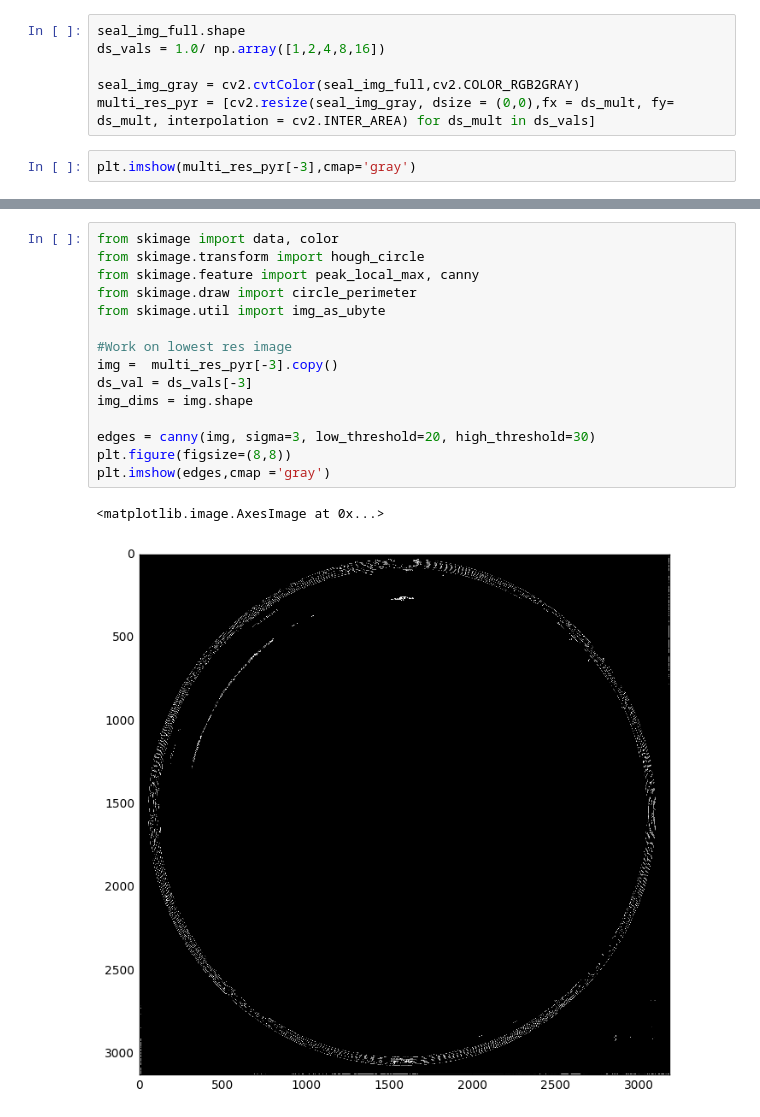
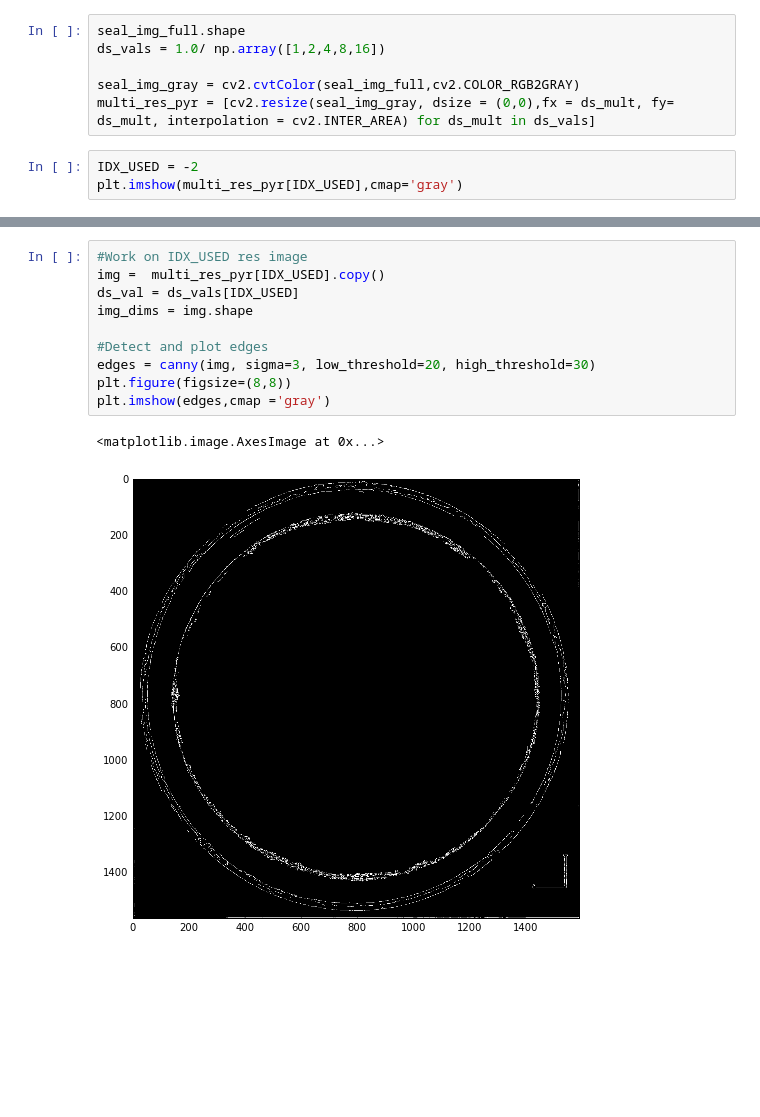
Before and after one commit to jpapon/seal_cup, a Jupyter notebook: seal_cup_testing.ipynb, the cells around one changed output, grey strips where cells are left out. Saved outputs shown, nothing was run; the diff lists cells and outputs as text; blank space fills up the shorter version.

```diff
--- a/seal_cup_testing.ipynb
+++ b/seal_cup_testing.ipynb
@@ -13,6 +20,7 @@ ds_vals = 1.0/ np.array([1,2,4,8,16])
 seal_img_gray = cv2.cvtColor(seal_img_full,cv2.COLOR_RGB2GRAY)
 multi_res_pyr = [cv2.resize(seal_img_gray, dsize = (0,0),fx = ds_mult, fy= ds_mult, interpolation = cv2.INTER_AREA) for ds_mult in ds_vals]
 # %%
-plt.imshow(multi_res_pyr[-3],cmap='gray')
+IDX_USED = -2
+plt.imshow(multi_res_pyr[IDX_USED],cmap='gray')
 # %% [output]
 <matplotlib.image.AxesImage at 0x...>
@@ -20,19 +140,14 @@ plt.imshow(multi_res_pyr[-3],cmap='gray')
 # %%
-from skimage import data, color
-from skimage.transform import hough_circle
-from skimage.feature import peak_local_max, canny
-from skimage.draw import circle_perimeter
-from skimage.util import img_as_ubyte
-
-#Work on lowest res image
-img =  multi_res_pyr[-3].copy()
-ds_val = ds_vals[-3]
+#Work on IDX_USED res image
+img =  multi_res_pyr[IDX_USED].copy()
+ds_val = ds_vals[IDX_USED]
 img_dims = img.shape
 
+#Detect and plot edges
 edges = canny(img, sigma=3, low_threshold=20, high_threshold=30)
 plt.figure(figsize=(8,8))
 plt.imshow(edges,cmap ='gray')
 # %% [output]
 <matplotlib.image.AxesImage at 0x...>
-[figure, old version]
+[figure, new version]
 # %%
```
Also changed, not shown: parts of 17 cells of this notebook.
